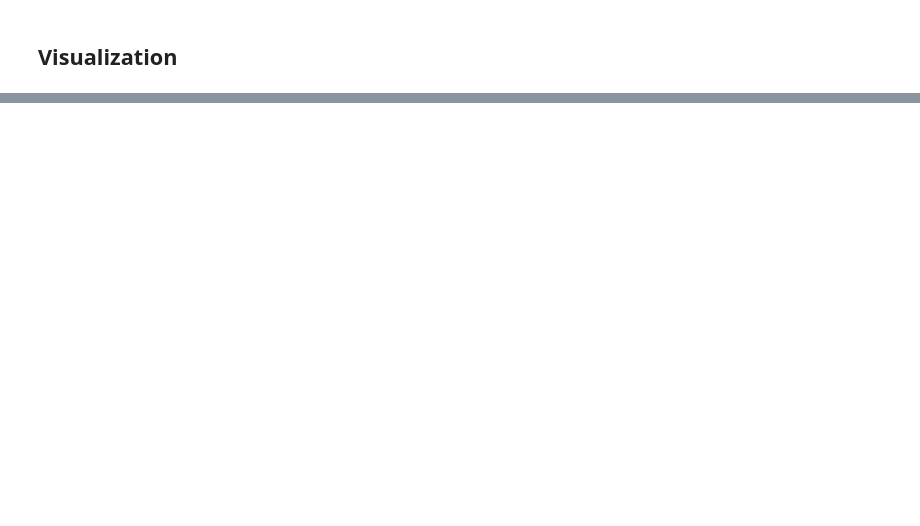
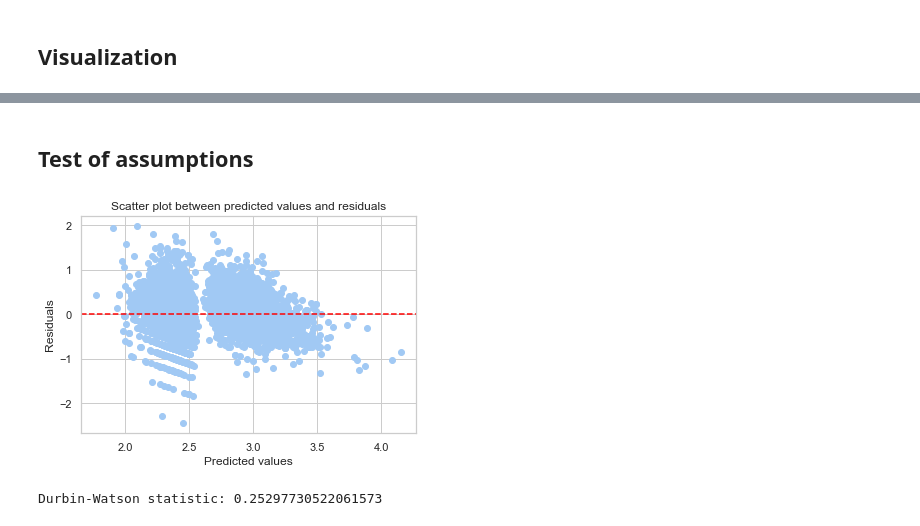
Before and after one commit to LyngeKjems/Climate-News-Project, a Jupyter notebook: Climate News Project/Merged_daily_data.ipynb, the cells around one changed output, grey strips where cells are left out. Cells and saved outputs as stored; diff of their text form; code cells hidden in the pictures; blank space fills up the shorter version.

```diff
--- a/Climate News Project/Merged_daily_data.ipynb
+++ b/Climate News Project/Merged_daily_data.ipynb
@@ -72,0 +168,31 @@ merged_daily_df
+# %%
+# Necessary imports
+import statsmodels.api as sm
+import pandas as pd
+
+# Work with a copy of the dataset to prevent modifications to the original dataset
+df_copy_1 = merged_daily_df.copy()
+
+# Compute the sum of 'article count' for the current date and the next 6 dates
+df_copy_1['sum_article_week'] = sum([df_copy_1['article count'].shift(-i) for i in range(7)])
+
+# Drop the last six rows where there would be NaN values because of the shift operation
+df_copy_1.dropna(subset=['sum_article_week'], inplace=True)
+
+# Use the "2019 struc dummy" column from df_copy_1 as your dummy for dates from 2019 onwards
+
+# Create interaction terms with the deviation variables and the "2019 struc dummy"
+for column in ['mean_temp_deviation', 'mean_wind_speed_deviation', 'acc_precip_deviation']:
+    df_copy_1[f"{column}_post_2019"] = df_copy_1[column] * df_copy_1['2019 struc dummy']
+
+# Choose your independent variables (X) and the modified dependent variable (y)
+independent_vars = ['mean_temp_deviation', 'mean_wind_speed_deviation', 'acc_precip_deviation',
+                    'mean_temp_deviation_post_2019', 'mean_wind_speed_deviation_post_2019', 'acc_precip_deviation_post_2019']
+
+X = df_copy_1[independent_vars]
+X = sm.add_constant(X)  # Adds a constant column for the intercept
+y = df_copy_1['sum_article_week']
+
+# Run the OLS regression and print the summary
+model_1 = sm.OLS(y, X).fit()
+print(model_1.summary())
@@ -72,0 +566,23 @@ merged_daily_df
+# %% [markdown]
+## Test of assumptions
+# %%
+import matplotlib.pyplot as plt
+
+predicted_values = model_5.predict(X)
+residuals = df_copy_5['log_sum_article_week'] - predicted_values
+
+plt.scatter(predicted_values, residuals)
+plt.title("Scatter plot between predicted values and residuals")
+plt.xlabel("Predicted values")
+plt.ylabel("Residuals")
+plt.axhline(y=0, color='red', linestyle='--')
+plt.show()
+# %% [output]
+[figure, added]
+# %%
+from statsmodels.stats.stattools import durbin_watson
+
+dw_stat = durbin_watson(residuals)
+print(f"Durbin-Watson statistic: {dw_stat}")
+# %% [output]
+Durbin-Watson statistic: 0.25297730522061573
```
Also changed, not shown: parts of 23 cells of this notebook, 2 other files.
